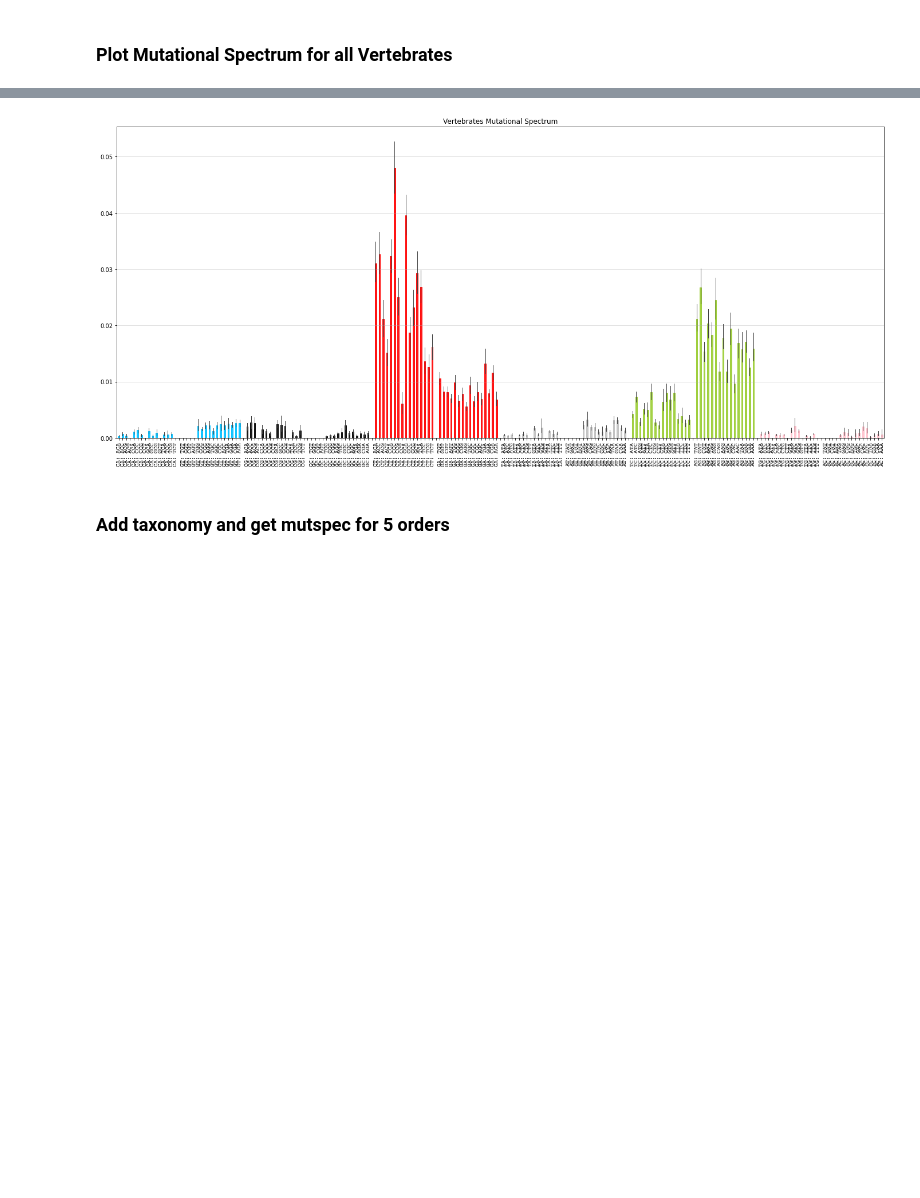
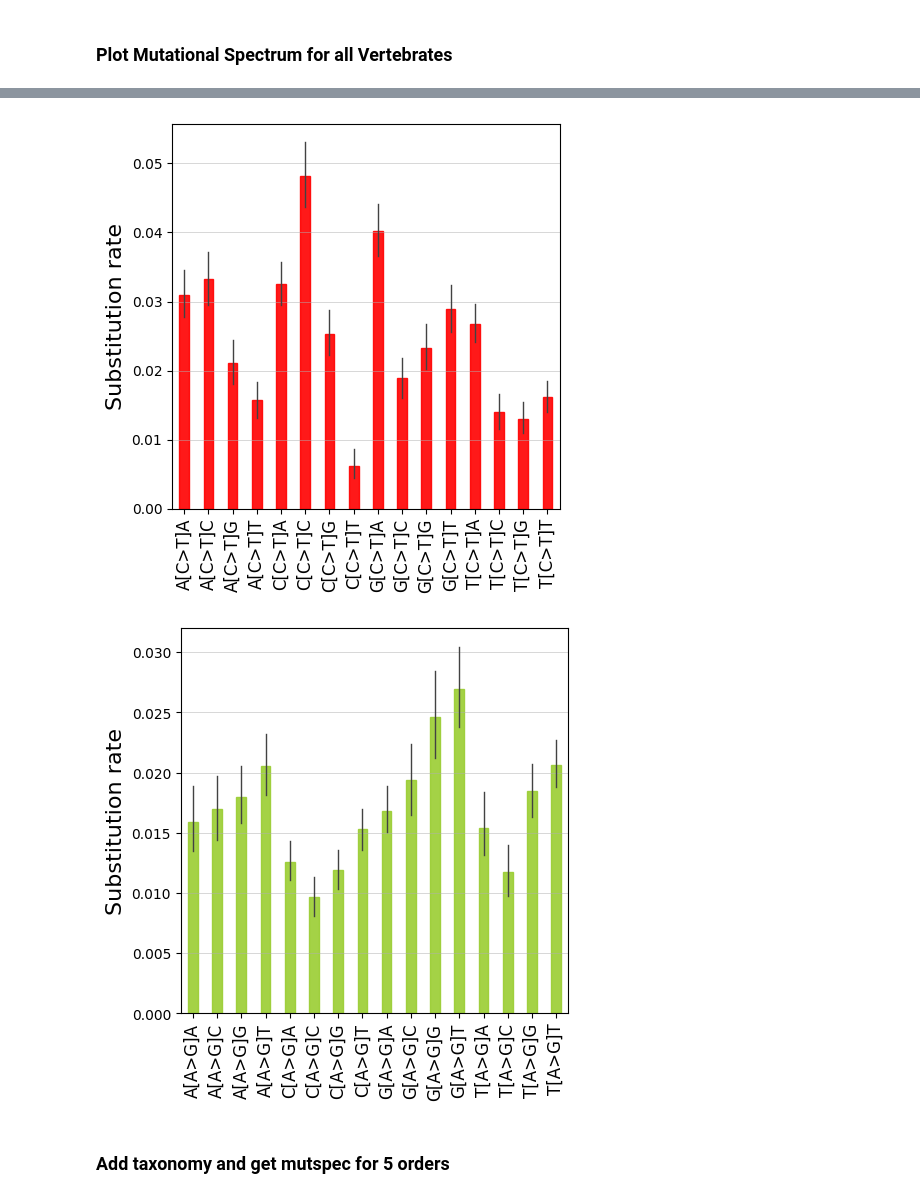
Before and after one commit to mitoclub/mtdna-192component-mutspec-chordata, a Jupyter notebook: scripts/get_mutspec.ipynb, the cells around one changed output, grey strips where cells are left out. Saved outputs shown, nothing was run; the diff lists cells and outputs as text; code cells hidden in the pictures; blank space fills up the shorter version.

```diff
--- a/scripts/get_mutspec.ipynb
+++ b/scripts/get_mutspec.ipynb
@@ -117,8 +124,14 @@ plot_mutspec12(mut12_cont, title='Vertebrates Mutational Spectrum', savepath='..
-# %%
-plot_mutspec192(mutspecs, title='Vertebrates Mutational Spectrum', filepath='../pictures/MutSpec/MutSpec192Vert.pdf',
-                fontname='Courier', fontsize=10)
-# %% [output]
-[figure, removed]
+# %%
+from pymutspec.draw.sbs_orders import ordered_sbs192_kp
+
+
+plot_mutspec192(mutspecs, title="", ylabel="Substitution rate",  fontname="Courier",
+                ticksize=12, sbs_order=ordered_sbs192_kp[64:64+16], figsize=(5, 5), savepath="../pictures/fig5a.pdf") # svg
+plot_mutspec192(mutspecs, title="", ylabel="Substitution rate", fontname="Courier",
+                ticksize=12, sbs_order=sorted(ordered_sbs192_kp[16*9:16*9+16]), figsize=(5, 5), savepath="../pictures/fig5b.pdf") # svg
+# %% [output]
+[figure, added]
+[figure, added]
 # %% [markdown]
 ### Add taxonomy and get mutspec for 5 orders
 # %%
```
Also changed, not shown: parts of 3 cells of this notebook, 7 other files.
